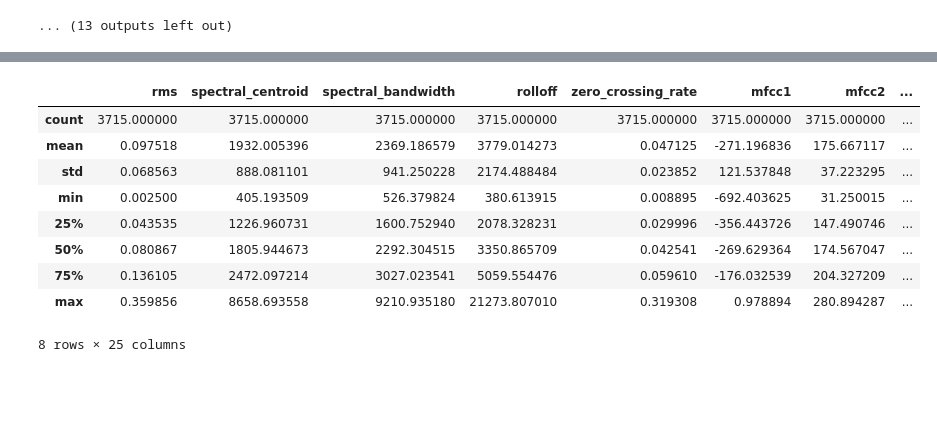
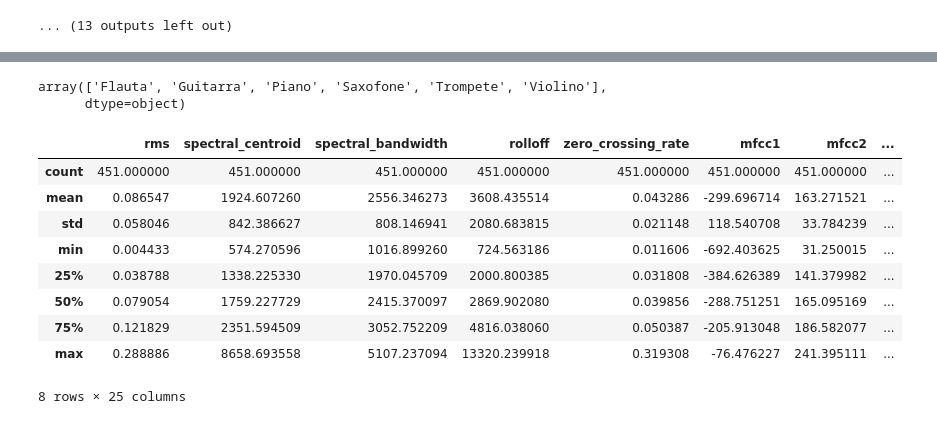
Before and after one commit to gabrielaeduardo/musical_instruments_recognition, a Jupyter notebook: code/base.ipynb, the cells around one changed output, grey strips where cells are left out. Saved outputs shown, nothing was run; the diff lists cells and outputs as text; code cells hidden in the pictures; blank space fills up the shorter version.

```diff
--- a/code/base.ipynb
+++ b/code/base.ipynb
@@ -179,13 +240,18 @@ for col in ['rms', 'spectral_centroid', 'spectral_bandwidth', 'rolloff',
+# %%
+df.label.unique()
+# %% [output]
+array(['Flauta', 'Guitarra', 'Piano', 'Saxofone', 'Trompete', 'Violino'],
+      dtype=object)
 # %%
-df.describe()
+df[df.label == 'Flauta'].describe()
 # %% [output]
 |  | rms | spectral_centroid | spectral_bandwidth | rolloff | zero_crossing_rate | mfcc1 | mfcc2 | ... |
-| count | 3715.000000 | 3715.000000 | 3715.000000 | 3715.000000 | 3715.000000 | 3715.000000 | 3715.000000 | ... |
-| mean | 0.097518 | 1932.005396 | 2369.186579 | 3779.014273 | 0.047125 | -271.196836 | 175.667117 | ... |
-| std | 0.068563 | 888.081101 | 941.250228 | 2174.488484 | 0.023852 | 121.537848 | 37.223295 | ... |
-| min | 0.002500 | 405.193509 | 526.379824 | 380.613915 | 0.008895 | -692.403625 | 31.250015 | ... |
-| 25% | 0.043535 | 1226.960731 | 1600.752940 | 2078.328231 | 0.029996 | -356.443726 | 147.490746 | ... |
-| 50% | 0.080867 | 1805.944673 | 2292.304515 | 3350.865709 | 0.042541 | -269.629364 | 174.567047 | ... |
-| 75% | 0.136105 | 2472.097214 | 3027.023541 | 5059.554476 | 0.059610 | -176.032539 | 204.327209 | ... |
-| max | 0.359856 | 8658.693558 | 9210.935180 | 21273.807010 | 0.319308 | 0.978894 | 280.894287 | ... |
+| count | 451.000000 | 451.000000 | 451.000000 | 451.000000 | 451.000000 | 451.000000 | 451.000000 | ... |
+| mean | 0.086547 | 1924.607260 | 2556.346273 | 3608.435514 | 0.043286 | -299.696714 | 163.271521 | ... |
+| std | 0.058046 | 842.386627 | 808.146941 | 2080.683815 | 0.021148 | 118.540708 | 33.784239 | ... |
+| min | 0.004433 | 574.270596 | 1016.899260 | 724.563186 | 0.011606 | -692.403625 | 31.250015 | ... |
+| 25% | 0.038788 | 1338.225330 | 1970.045709 | 2000.800385 | 0.031808 | -384.626389 | 141.379982 | ... |
+| 50% | 0.079054 | 1759.227729 | 2415.370097 | 2869.902080 | 0.039856 | -288.751251 | 165.095169 | ... |
+| 75% | 0.121829 | 2351.594509 | 3052.752209 | 4816.038060 | 0.050387 | -205.913048 | 186.582077 | ... |
+| max | 0.288886 | 8658.693558 | 5107.237094 | 13320.239918 | 0.319308 | -76.476227 | 241.395111 | ... |
 8 rows × 25 columns
```
Also changed, not shown: parts of 7 cells of this notebook, 3 other files.
